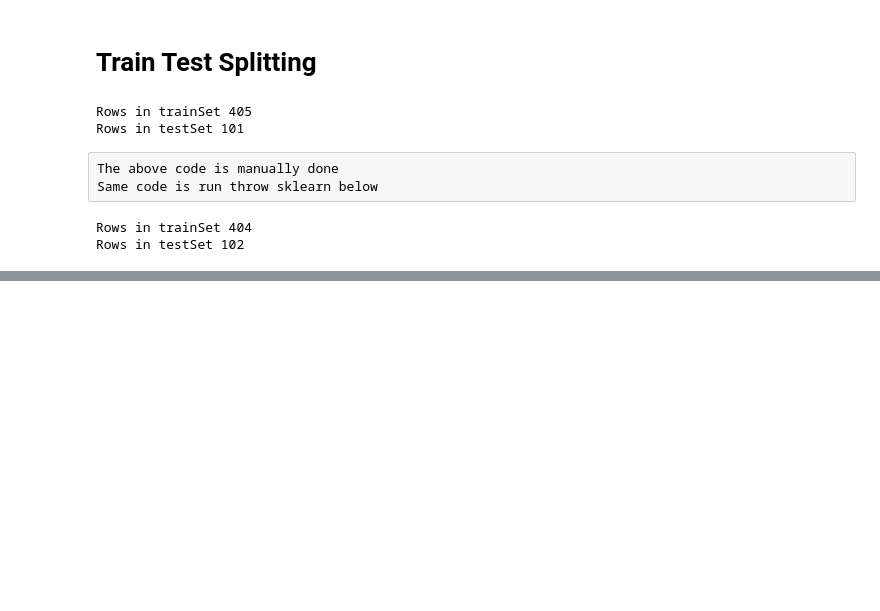
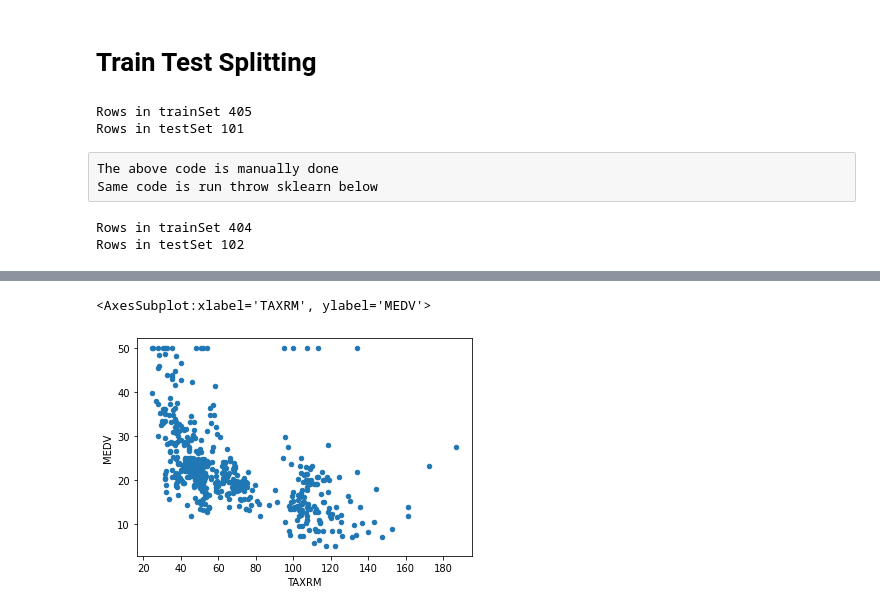
Before and after one commit to Muhammad-Ahtasham/House-Predictions, a Jupyter notebook: House Predictions.ipynb, the cells around one changed output, grey strips where cells are left out. Cells and saved outputs as stored; diff of their text form; code cells hidden in the pictures; blank space fills up the shorter version.

```diff
--- a/House Predictions.ipynb
+++ b/House Predictions.ipynb
@@ -92,0 +212,2 @@ Rows in testSet 102
+# %%
+housing["TAXRM"] = housing["TAX"]/housing["RM"]
@@ -92,0 +243,5 @@ Rows in testSet 102
+# %%
+housing.plot(kind="scatter", x="TAXRM", y="MEDV", alpha=1)
+# %% [output]
+<AxesSubplot:xlabel='TAXRM', ylabel='MEDV'>
+[figure, added]
```
Also changed, not shown: parts of 15 cells of this notebook.
